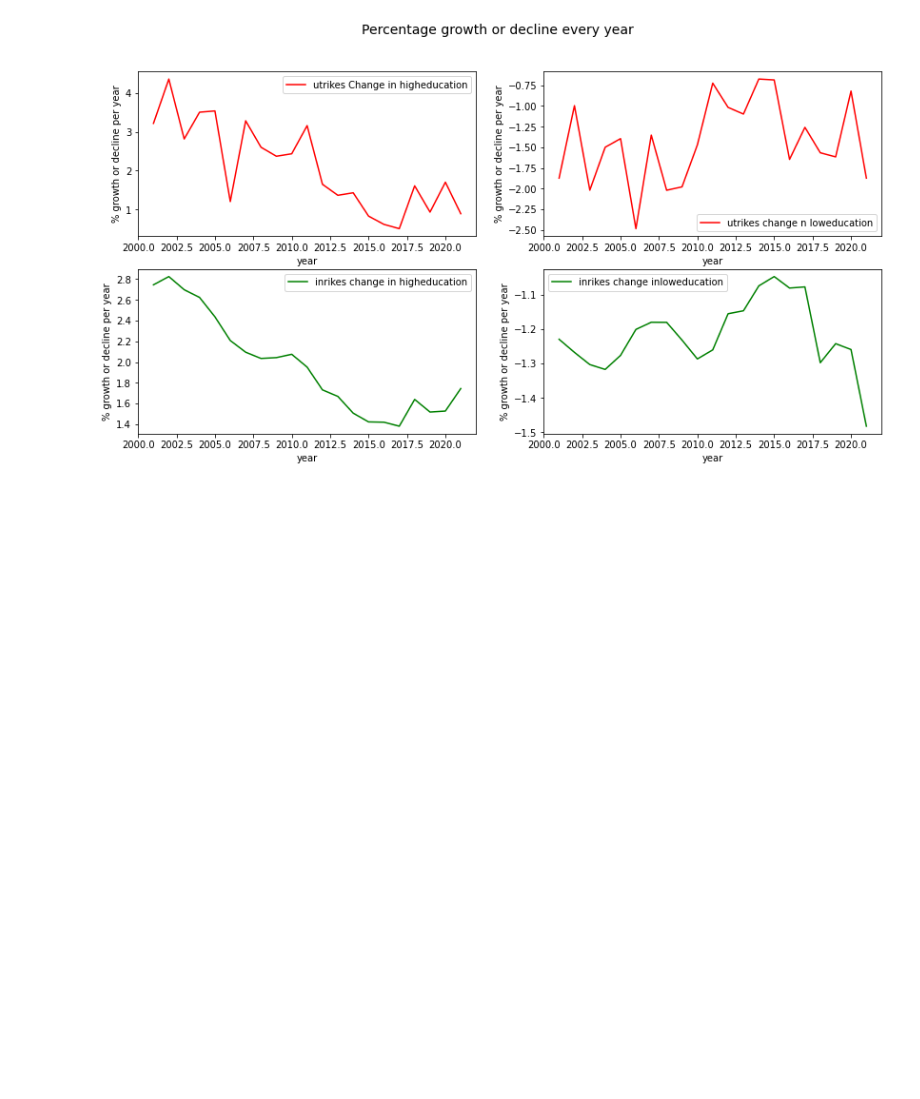
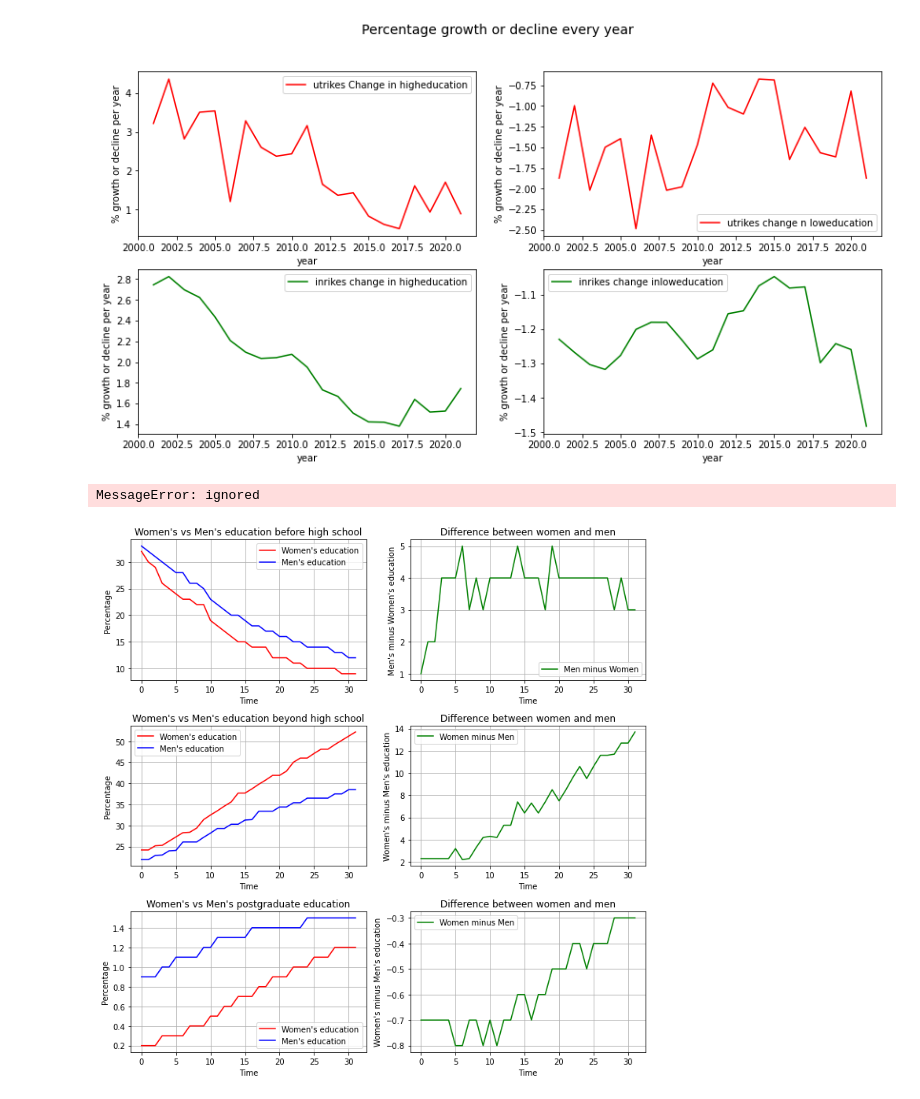
Before and after one commit to MorrisSimons/SCH_Visualizing_Sweden-s_Learning_Landscape, a Jupyter notebook: Lab_on_highest_level_of_education.ipynb, the cells around one changed output. Drawn from its saved outputs; the diff is of its cells as text; code cells hidden in the pictures; blank space fills up the shorter version.

```diff
--- a/Lab_on_highest_level_of_education.ipynb
+++ b/Lab_on_highest_level_of_education.ipynb
@@ -190,3 +217,79 @@ high is measured by PHD + collage more 3years + College less 3years
 low is measured by primary school less than 9year + 9year primary school + less than three years highSchool + three years highSchool
 <Figure size 1008x504 with 0 Axes>
 [figure]
+# %%
+from google.colab import drive
+drive.mount('/content/drive')
+# %% [output]
+MessageError: ignored
+# %%
+men_high_education = men_College_less_3years + men_collage_more_3years + men_Forskarutbildning
+women_high_education = women_College_less_3years + women_collage_more_3years + women_Forskarutbildning
+dif_high_education = women_high_education - men_high_education
+
+men_postgraduate_education = men_Forskarutbildning
+women_postgraduate_education = women_Forskarutbildning
+dif_postgraduate_education = women_postgraduate_education - men_postgraduate_education
+
+men_low_education = men_Föregym + men_grundskola9
+women_low_education = women_Föregym + women_grundskola9
+dif_low_education = men_low_education - women_low_education
+
+fig, ((ax1, ax2), (ax3, ax4), (ax5, ax6)) = plt.subplots(nrows=3, ncols=2, figsize=(10, 10))
+
+
+#Ploting of people not studying after higschool
+
+ax1.plot(women_low_education, label="Women's education", color="red")
+ax1.plot(men_low_education, label="Men's education", color="blue")
+ax1.set_xlabel("Time")
+ax1.set_ylabel("Percentage")
+ax1.grid()
+ax1.set_title("Women's vs Men's education before high school")
+ax1.legend()
+
+ax2.plot(dif_low_education, label="Men minus Women", color="green")
+ax2.set_xlabel("Time")
+ax2.set_ylabel("Men's minus Women's education")
+ax2.grid()
+ax2.set_title("Difference between women and men")
+ax2.legend()
+
+#Ploting of people studying after higschool
+
+ax3.plot(women_high_education, label="Women's education", color="red")
+ax3.plot(men_high_education, label="Men's education", color="blue")
+ax3.set_xlabel("Time")
+ax3.set_ylabel("Percentage")
+ax3.grid()
+ax3.set_title("Women's vs Men's education beyond high school")
+ax3.legend()
+
+ax4.plot(dif_high_education, label="Women minus Men", color="green")
+ax4.set_xlabel("Time")
+ax4.set_ylabel("Women's minus Men's education")
+ax4.grid()
+ax4.set_title("Difference between women and men")
+ax4.legend()
+
+#Ploting of people studying postgraduate education
+
+ax5.plot(women_postgraduate_education, label="Women's education", color="red")
+ax5.plot(men_postgraduate_education, label="Men's education", color="blue")
+ax5.set_xlabel("Time")
+ax5.set_ylabel("Percentage")
+ax5.grid()
+ax5.set_title("Women's vs Men's postgraduate education")
+ax5.legend()
+
+ax6.plot(dif_postgraduate_education, label="Women minus Men", color="green")
+ax6.set_xlabel("Time")
+ax6.set_ylabel("Women's minus Men's education")
+ax6.grid()
+ax6.set_title("Difference between women and men")
+ax6.legend()
+
+plt.tight_layout()
+plt.show()
+# %% [output]
+[figure, added]
```
Also changed, not shown: parts of 2 cells of this notebook.
